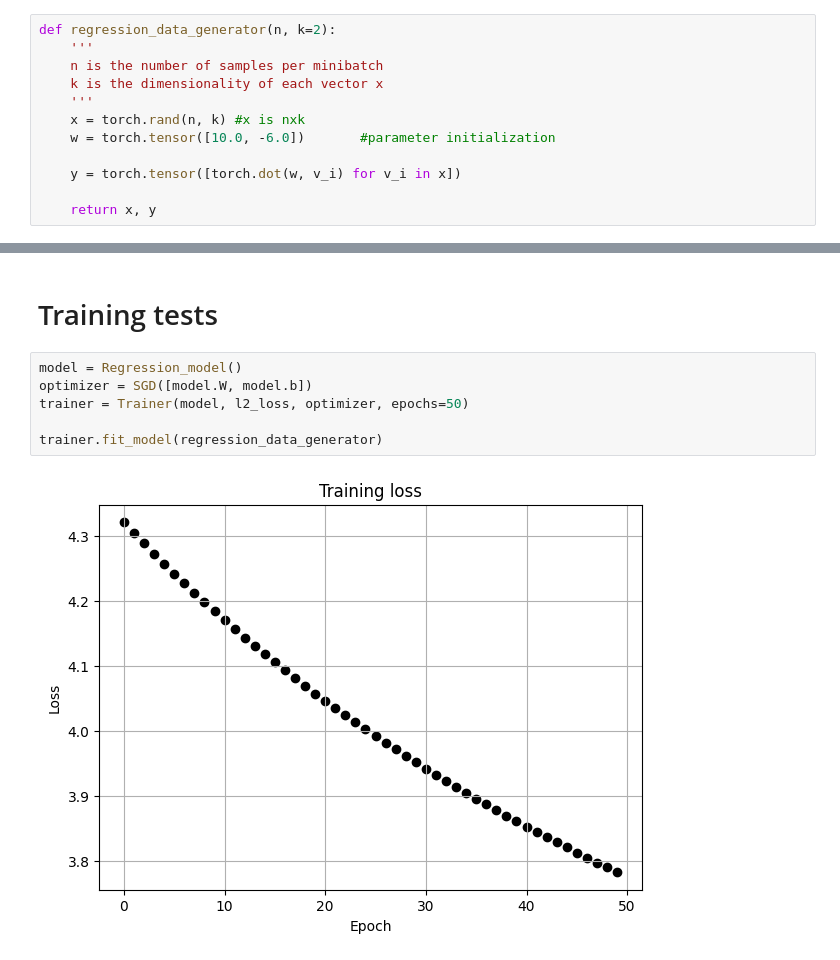
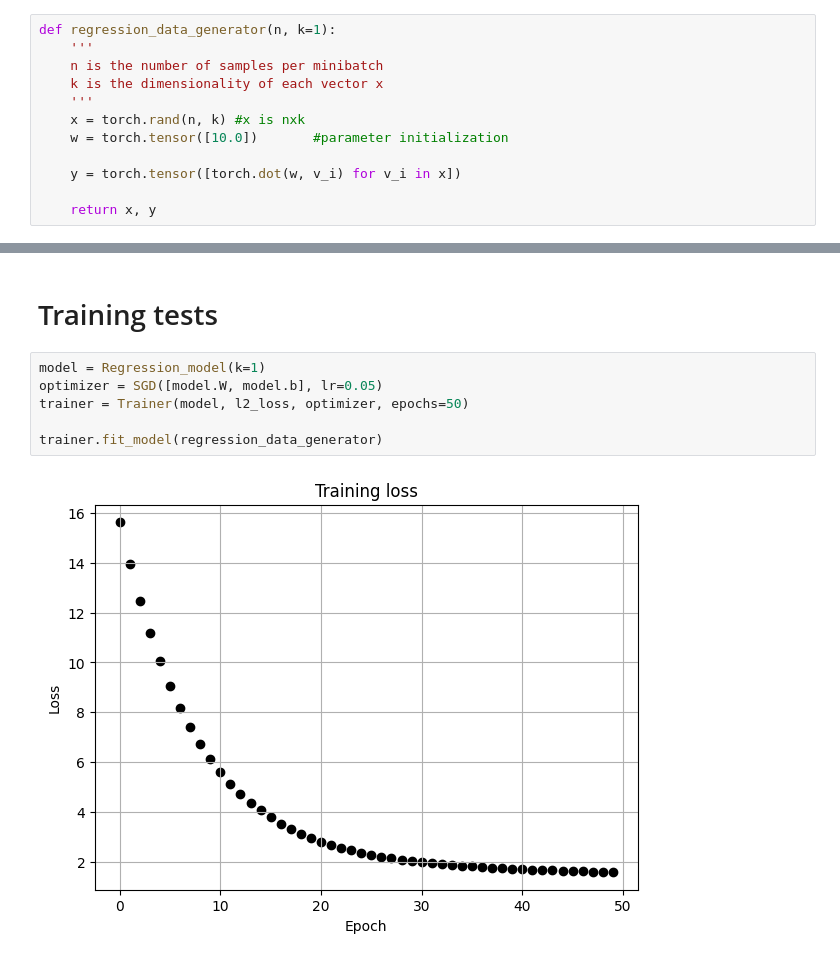
Before and after one commit to lordPachy/acsai, a Jupyter notebook: Deep Learning/Class/Exercises/lr_scratch_ex.ipynb, the cells around one changed output, grey strips where cells are left out. Drawn from its saved outputs; the diff is of its cells as text.

```diff
--- a/Deep Learning/Class/Exercises/lr_scratch_ex.ipynb
+++ b/Deep Learning/Class/Exercises/lr_scratch_ex.ipynb
@@ -11,13 +11,13 @@ set_seed = torch.manual_seed(0)
 # %% [markdown]
 # Data generator
 # %%
-def regression_data_generator(n, k=2):
+def regression_data_generator(n, k=1):
     '''
     n is the number of samples per minibatch
     k is the dimensionality of each vector x
     '''
     x = torch.rand(n, k) #x is nxk
-    w = torch.tensor([10.0, -6.0])       #parameter initialization
+    w = torch.tensor([10.0])       #parameter initialization
 
     y = torch.tensor([torch.dot(w, v_i) for v_i in x])
 
@@ -113,10 +113,10 @@ class Trainer:
 # %% [markdown]
 # Training tests
 # %%
-model = Regression_model()
-optimizer = SGD([model.W, model.b])
+model = Regression_model(k=1)
+optimizer = SGD([model.W, model.b], lr=0.05)
 trainer = Trainer(model, l2_loss, optimizer, epochs=50)
 
 trainer.fit_model(regression_data_generator)
 # %% [output]
-[figure, old version]
+[figure, new version]
```
Also changed, not shown: parts of 2 cells of this notebook, 1 other file.
